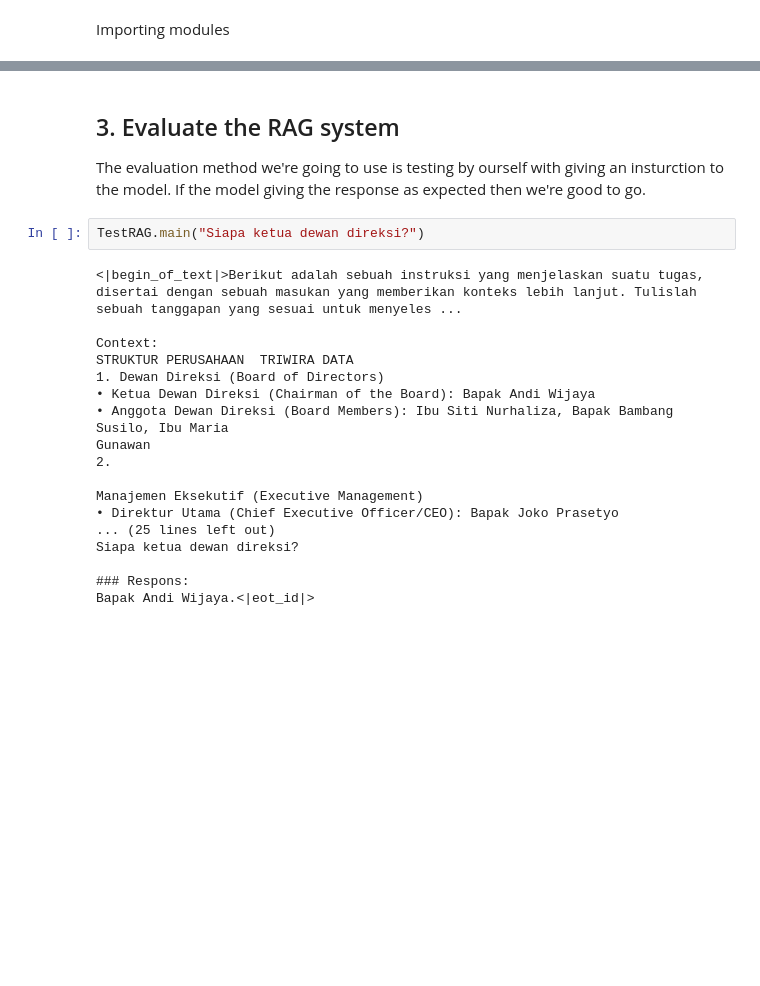
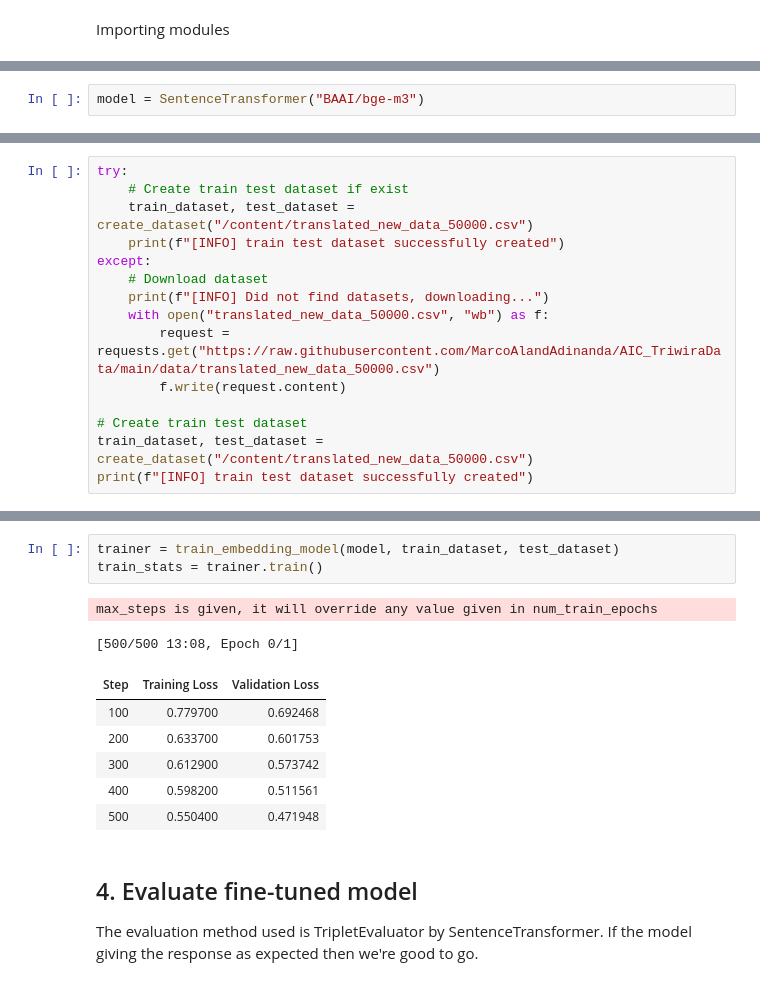
Before and after one commit to MarcoAlandAdinanda/RAG_Company_Analyzer, a Jupyter notebook: FineTune_Embedding_RAG.ipynb, the cells around one changed output, grey strips where cells are left out. Cells and saved outputs as stored; diff of their text form; blank space fills up the shorter version.

```diff
--- a/TriwiraData-RAG_Notebook.ipynb
+++ b/FineTune_Embedding_RAG.ipynb
@@ -288,0 +39,2 @@ Unsloth 2024.8 patched 32 layers with 32 QKV layers, 32 O layers and 32 MLP laye
+# %%
+model = SentenceTransformer("BAAI/bge-m3")
@@ -288,0 +86,15 @@ Unsloth 2024.8 patched 32 layers with 32 QKV layers, 32 O layers and 32 MLP laye
+# %%
+try:
+    # Create train test dataset if exist
+    train_dataset, test_dataset = create_dataset("/content/translated_new_data_50000.csv")
+    print(f"[INFO] train test dataset successfully created")
+except:
+    # Download dataset
+    print(f"[INFO] Did not find datasets, downloading...")
+    with open("translated_new_data_50000.csv", "wb") as f:
+        request = requests.get("https://raw.githubusercontent.com/MarcoAlandAdinanda/AIC_TriwiraData/main/data/translated_new_data_50000.csv")
+        f.write(request.content)
+
+# Create train test dataset
+train_dataset, test_dataset = create_dataset("/content/translated_new_data_50000.csv")
+print(f"[INFO] train test dataset successfully created")
@@ -289,23 +159,15 @@ Unsloth 2024.8 patched 32 layers with 32 QKV layers, 32 O layers and 32 MLP laye
+# %%
+trainer = train_embedding_model(model, train_dataset, test_dataset)
+train_stats = trainer.train()
+# %% [output]
+max_steps is given, it will override any value given in num_train_epochs
+[500/500 13:08, Epoch 0/1]
+| Step | Training Loss | Validation Loss |
+| 100 | 0.779700 | 0.692468 |
+| 200 | 0.633700 | 0.601753 |
+| 300 | 0.612900 | 0.573742 |
+| 400 | 0.598200 | 0.511561 |
+| 500 | 0.550400 | 0.471948 |
 # %% [markdown]
-## 3. Evaluate the RAG system
-The evaluation method we're going to use is testing by ourself with giving an insturction to the model. If the model giving the response as expected then we're good to go.
+## 4. Evaluate fine-tuned model
+The evaluation method used is TripletEvaluator by SentenceTransformer. If the model giving the response as expected then we're good to go.
-# %%
-TestRAG.main("Siapa ketua dewan direksi?")
-# %% [output]
-<|begin_of_text|>Berikut adalah sebuah instruksi yang menjelaskan suatu tugas, disertai dengan sebuah masukan yang memberikan konteks lebih lanjut. Tulislah sebuah tanggapan yang sesuai untuk menyeles ...
-
-Context:
-STRUKTUR PERUSAHAAN  TRIWIRA DATA
-1. Dewan Direksi (Board of Directors)
-• Ketua Dewan Direksi (Chairman of the Board): Bapak Andi Wijaya
-• Anggota Dewan Direksi (Board Members): Ibu Siti Nurhaliza, Bapak Bambang Susilo, Ibu Maria
-Gunawan
-2.
-
-Manajemen Eksekutif (Executive Management)
-• Direktur Utama (Chief Executive Officer/CEO): Bapak Joko Prasetyo
-... (25 lines left out)
-Siapa ketua dewan direksi?
-
-### Respons:
-Bapak Andi Wijaya.<|eot_id|>
```
Also changed, not shown: parts of 27 cells of this notebook.
